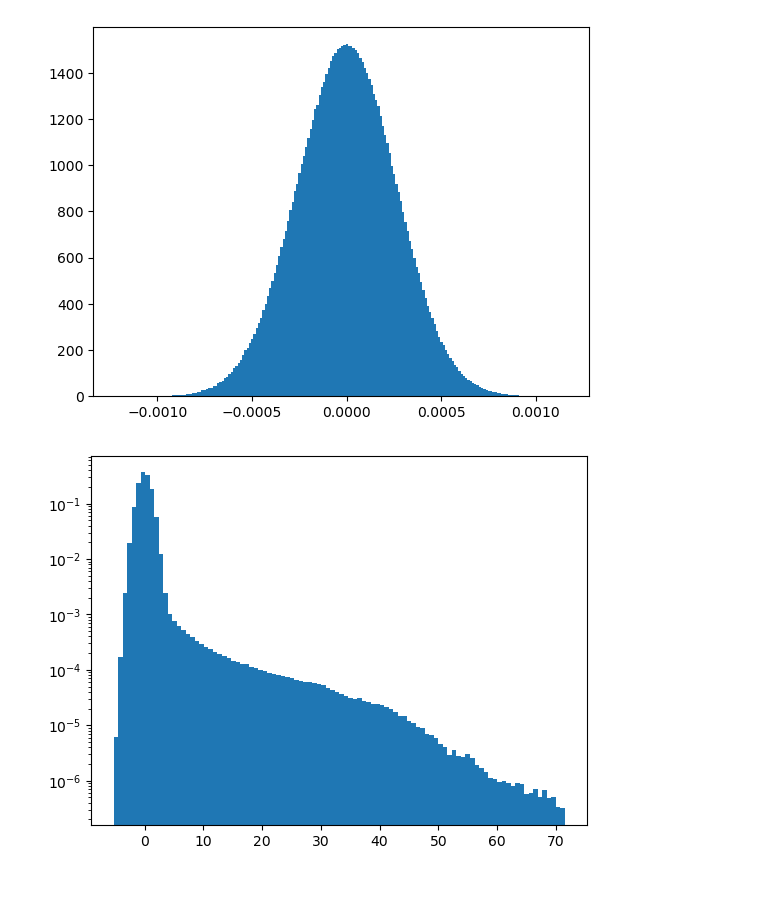
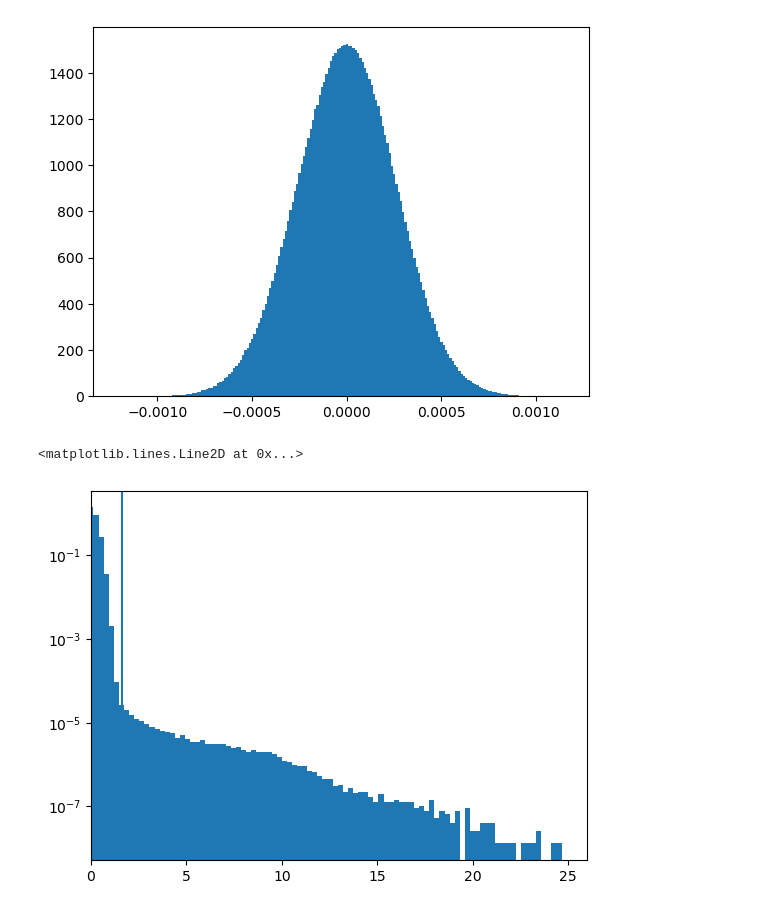
Before and after one commit to ixakalabadie/ViSL3D, a Jupyter notebook: create_3d_visualization.ipynb, the cells around one changed output. Drawn from its saved outputs; the diff is of its cells as text; code cells hidden in the pictures.

```diff
--- a/create_3d_visualization.ipynb
+++ b/create_3d_visualization.ipynb
@@ -18,11 +18,11 @@ importlib.reload(c3)
 C:\Users\ixaka\Documents\Visualization
 # %%
 # Read the fits file and save header
-HI_cube = SpectralCube.read("HCG31.fits")
+HI_cube = SpectralCube.read("hcg90_HCG90_hcg90_line_masked.image.fits")
 cubehead = HI_cube.header
 cubew = wcs.WCS(cubehead)
 nz, ny, nx = HI_cube.shape
 print(HI_cube.shape)
 dra, ddec, dv = cubehead['CDELT1'], cubehead['CDELT2'], cubehead['CDELT3']
-delta_arcsec = (np.abs(dra)*3600, np.abs(ddec)*3600, np.abs(dv)/1000)
+delta_arcsec = (np.abs(dra)*3600, np.abs(ddec)*3600, np.abs(dv)/1e3)
 # %% [output]
@@ -57,10 +57,13 @@ plt.hist(HI_cube.unmasked_data[:20].to_value().flatten(), bins=200, density=True
 from scipy.stats import norm
 _, rms = norm.fit(HI_cube.unmasked_data[:20].to_value().flatten()*1000)
 # %%
-plt.hist(HI_cube.unmasked_data[:].to_value().flatten()*1000/rms, bins=100, density=True)
+plt.hist(HI_cube.unmasked_data[:].to_value().flatten()*1000, bins=100, density=True)
 plt.yscale('log')
+plt.xlim(0,)
+plt.axvline(1.6)
 # %% [output]
+<matplotlib.lines.Line2D at 0x...>
-[figure, old version]
+[figure, new version]
 # %%
 #define isoleves in mJy/beam
 #isolevels = np.array([1.5, 2.5, 3.5, 6]) #hcg91
```
Also changed, not shown: parts of 19 cells of this notebook, 3 other files.
